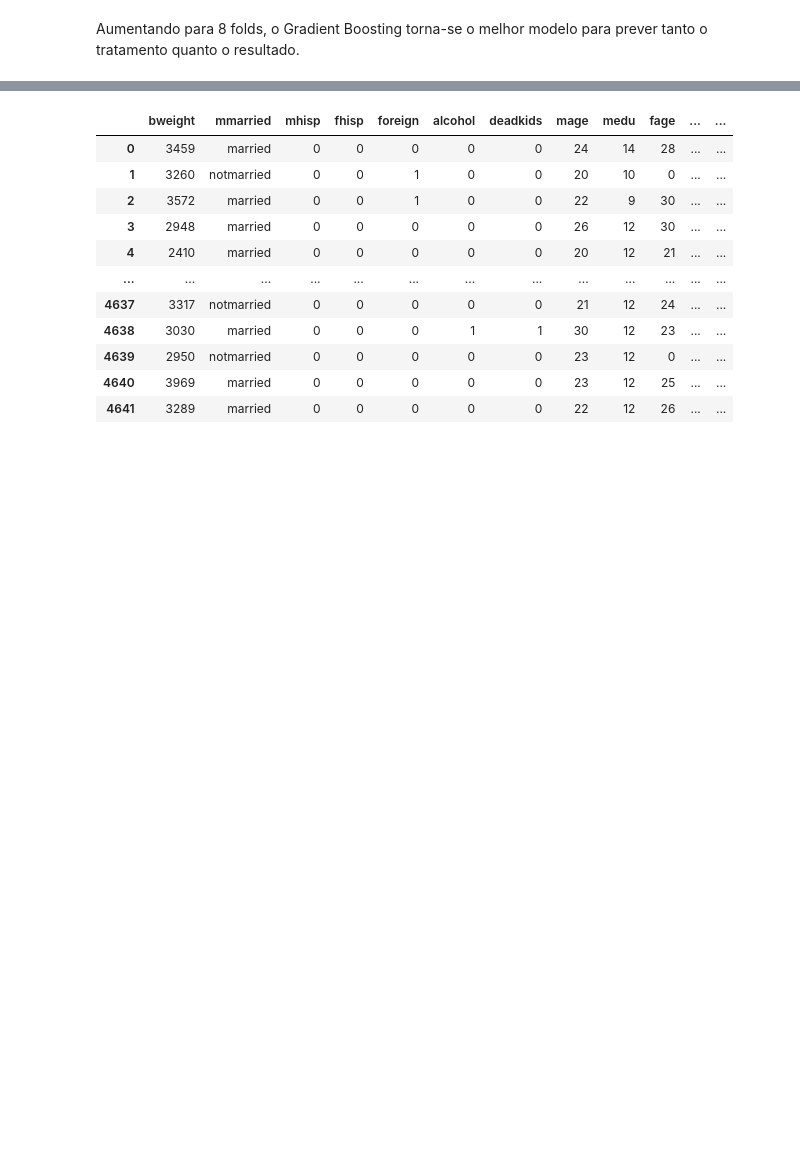
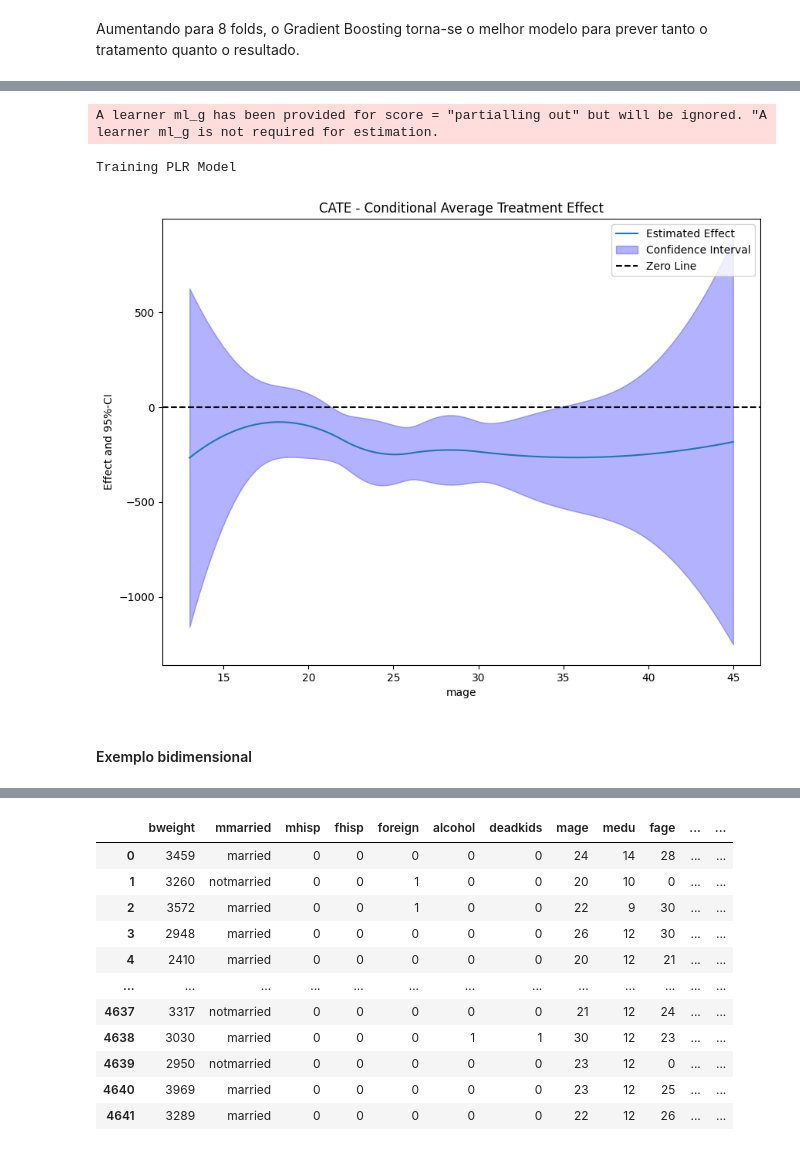
Before and after one commit to Daniel-Uhr/Microeconometrics_Notes, a Jupyter notebook: 12-Cate_DML.ipynb, the cells around one changed output, grey strips where cells are left out. Drawn from its saved outputs; the diff is of its cells as text; code cells hidden in the pictures; blank space fills up the shorter version.

```diff
--- a/12-Cate_DML.ipynb
+++ b/12-Cate_DML.ipynb
@@ -698,0 +770,61 @@ Treated -210.429341  22.485291 -9.358533  8.085127e-21 -254.499701 -166.358981
+# %%
+import numpy as np
+import pandas as pd
+import doubleml as dml
+import patsy
+from sklearn.ensemble import GradientBoostingRegressor
+from matplotlib import pyplot as plt
+
+# Definir as variáveis X, D, y
+X = ['casada', 'mage', 'medu', 'fhisp', 'mhisp', 'foreign', 'alcohol', 'deadkids', 'nprenatal', 'mrace', 'frace', 'fage', 'fedu']
+D = "Treated"
+y = "Y"
+
+# Configurar o DoubleMLData com seu conjunto de dados
+data_dml_base = dml.DoubleMLData(df, y_col=y, d_cols=D, x_cols=X)
+
+# Definir os modelos de machine learning
+gradientBoosting_reg = GradientBoostingRegressor(n_estimators=500, random_state=42)
+
+# Criar o objeto DoubleMLPLR com os três modelos de aprendizado de máquina
+dml_plr = dml.DoubleMLPLR(data_dml_base, ml_g=gradientBoosting_reg, ml_m=gradientBoosting_reg, ml_l=gradientBoosting_reg)
+
+# Ajustar o modelo DoubleMLPLR
+print("Training PLR Model")
+dml_plr.fit()
+
+# Criar o spline basis para modelar o CATE (usando a variável 'mage' como exemplo)
+design_matrix = patsy.dmatrix("bs(x, df=5, degree=2)", {"x": df["mage"]})
+spline_basis = pd.DataFrame(design_matrix)
+
+# Estimar o CATE usando o spline basis
+cate = dml_plr.cate(spline_basis)
+
+# Calcular os intervalos de confiança para o CATE
+new_data = {"x": np.linspace(df["mage"].min(), df["mage"].max(), 100)}
+spline_grid = pd.DataFrame(patsy.build_design_matrices([design_matrix.design_info], new_data)[0])
+df_cate = cate.confint(spline_grid, level=0.95, joint=True, n_rep_boot=2000)
+
+# Plotar o CATE estimado
+plt.rcParams['figure.figsize'] = 10., 7.5
+df_cate['x'] = new_data['x']
+
+fig, ax = plt.subplots()
+ax.plot(df_cate['x'], df_cate['effect'], label='Estimated Effect')
+ax.fill_between(df_cate['x'], df_cate['2.5 %'], df_cate['97.5 %'], color='b', alpha=.3, label='Confidence Interval')
+
+# Adicionar uma linha horizontal em zero
+ax.axhline(0, color='black', linestyle='--', label='Zero Line')
+
+plt.legend()
+plt.title('CATE - Conditional Average Treatment Effect')
+plt.xlabel('mage')
+plt.ylabel('Effect and 95%-CI')
+
+plt.show()
+# %% [output]
+A learner ml_g has been provided for score = "partialling out" but will be ignored. "A learner ml_g is not required for estimation.
+Training PLR Model
+[figure, added]
+# %% [markdown]
+#### Exemplo bidimensional
```
Also changed, not shown: parts of 11 cells of this notebook.
